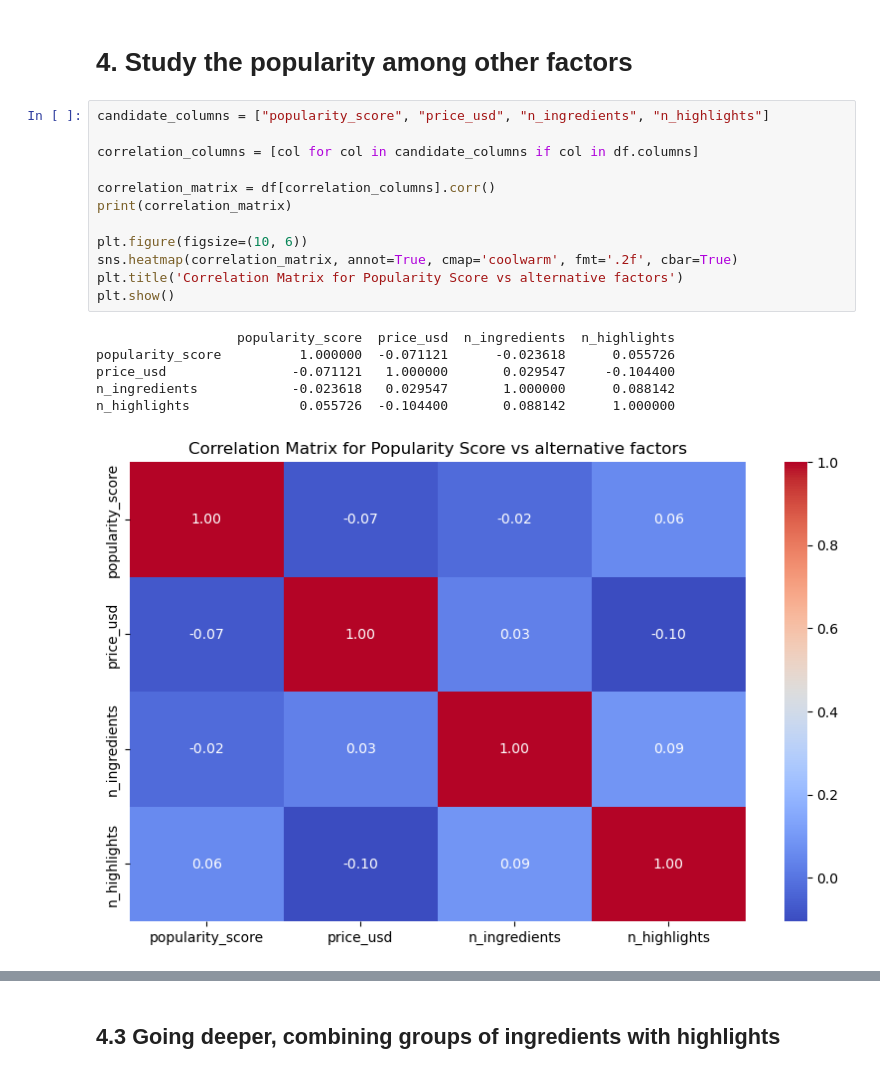
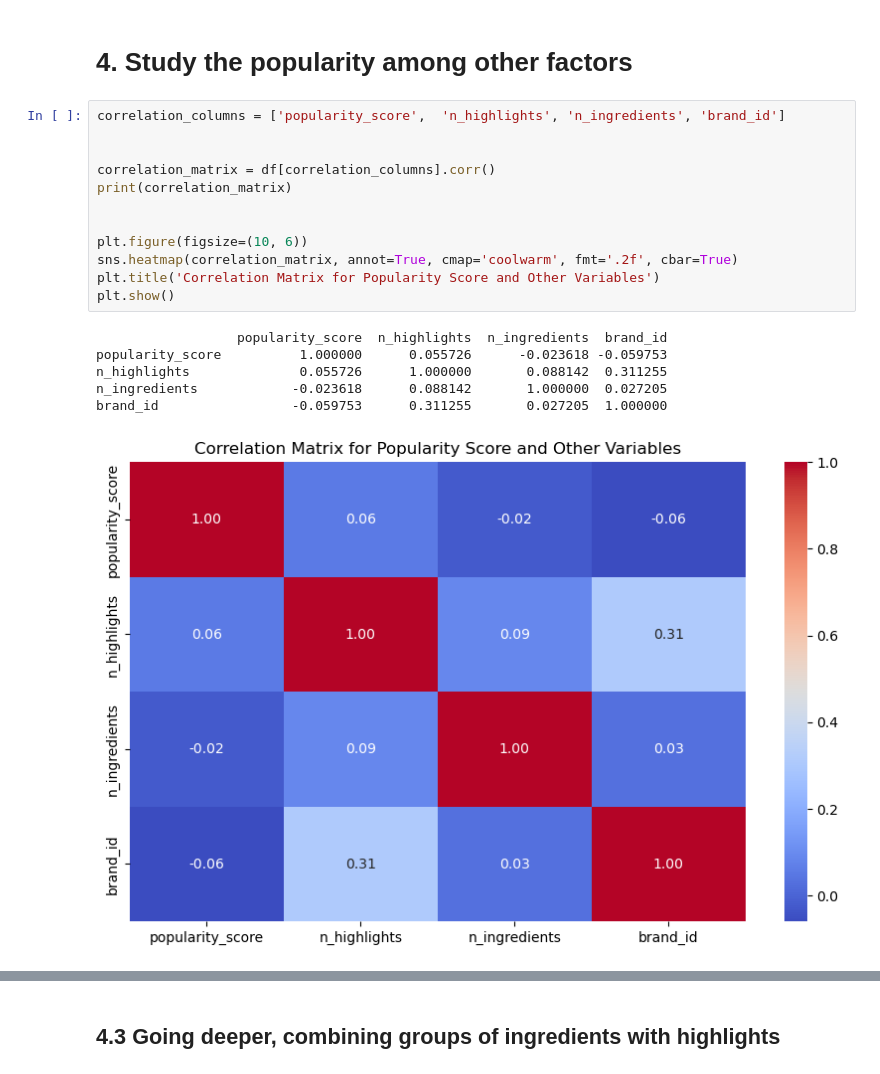
Before and after one commit to juliaaaloopez/visual_analytics_final_project, a Jupyter notebook: Final_project.ipynb, the cells around one changed output, grey strips where cells are left out. Drawn from its saved outputs; the diff is of its cells as text.

```diff
--- a/Final_project.ipynb
+++ b/Final_project.ipynb
@@ -888,21 +751,21 @@ Top ingredient drivers per primary_category (top 10 per category)
 # %% [markdown]
 # 4. Study the popularity among other factors
 # %%
-candidate_columns = ["popularity_score", "price_usd", "n_ingredients", "n_highlights"]
+correlation_columns = ['popularity_score',  'n_highlights', 'n_ingredients', 'brand_id']
 
-correlation_columns = [col for col in candidate_columns if col in df.columns]
 
 correlation_matrix = df[correlation_columns].corr()
 print(correlation_matrix)
 
+
 plt.figure(figsize=(10, 6))
 sns.heatmap(correlation_matrix, annot=True, cmap='coolwarm', fmt='.2f', cbar=True)
-plt.title('Correlation Matrix for Popularity Score vs alternative factors')
+plt.title('Correlation Matrix for Popularity Score and Other Variables')
 plt.show()
 # %% [output]
-                  popularity_score  price_usd  n_ingredients  n_highlights
-popularity_score          1.000000  -0.071121      -0.023618      0.055726
-price_usd                -0.071121   1.000000       0.029547     -0.104400
-n_ingredients            -0.023618   0.029547       1.000000      0.088142
-n_highlights              0.055726  -0.104400       0.088142      1.000000
+                  popularity_score  n_highlights  n_ingredients  brand_id
+popularity_score          1.000000      0.055726      -0.023618 -0.059753
+n_highlights              0.055726      1.000000       0.088142  0.311255
+n_ingredients            -0.023618      0.088142       1.000000  0.027205
+brand_id                 -0.059753      0.311255       0.027205  1.000000
-[figure, old version]
+[figure, new version]
```
Also changed, not shown: parts of 79 cells of this notebook.
